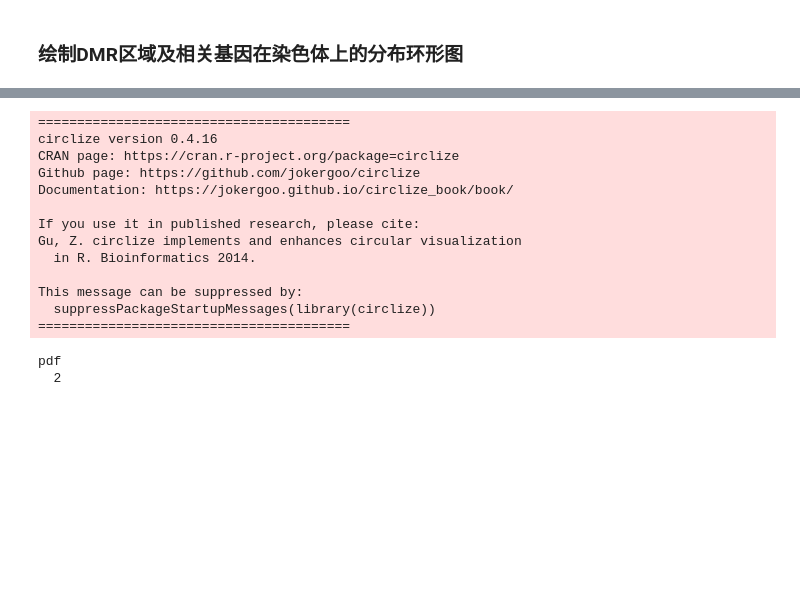
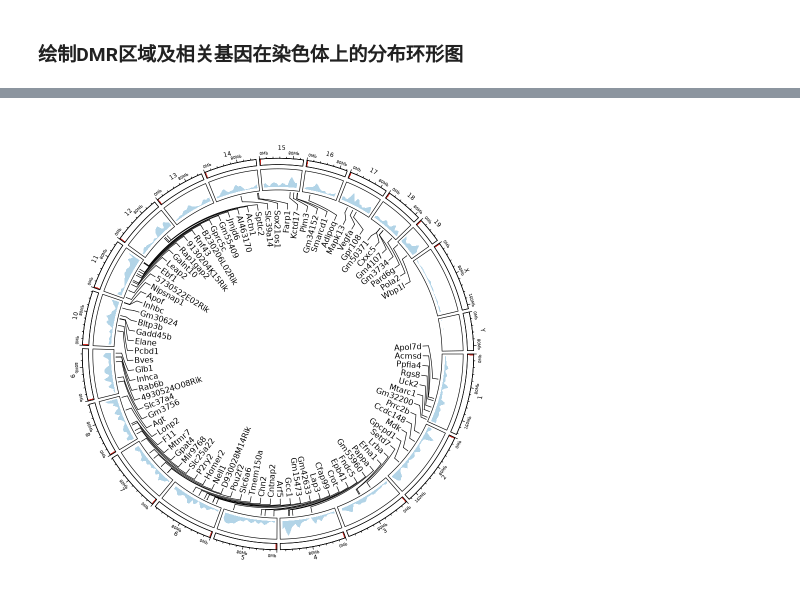
Before and after one commit to zhouziyu2050/methylation_analyse, a Jupyter notebook: DMR_plot.ipynb, the cells around one changed output, grey strips where cells are left out. Cells and saved outputs as stored; diff of their text form; code cells hidden in the pictures; blank space fills up the shorter version.

```diff
--- a/DMR_plot.ipynb
+++ b/DMR_plot.ipynb
@@ -41,7 +41,8 @@ end <- 3770000
 seqname <- c("NC_000085.7")
 
 # 设置基因组的cytoband文件路径（绘制环形图使用）
-cytoband_path <- "/methylation/cytoband/cytoBandIdeo.txt"
+# 下载地址：https://hgdownload.cse.ucsc.edu/goldenPath/mm39/database/cytoBandIdeo.txt
+cytoband_path <- "/methylation/cytoband/mm39/cytoBandIdeo.txt"
 # %% [markdown]
 ## 补充设置
 # %%
@@ -532,8 +490,8 @@ par(bg = "white") # 设置背景为白色
 options(repr.plot.width = 8, repr.plot.height = 8)  # 设置画布大小
 
 
-# 设置输出文件名和尺寸
-png(paste0(report_dir, "circos_plot.png"), width = 2000, height = 2000, pointsize = 50)
+# 设置输出文件名和尺寸（保存为图片文件时使用）
+# png(paste0(report_dir, "circos_plot.png"), width = 2000, height = 2000, pointsize = 50)
 
 circos.par(track.margin = c(0.00, 0.01)) # 调整上边距和下边距（单位是相对半径）
 
@@ -558,52 +516,38 @@ circos.initializeWithIdeogram(
 circos.genomicIdeogram(
   cytoband = cytoband_path,
   track.height = 0.03,
-  track.margin = c(0.01, 0.03)
+  track.margin = c(0.01, 0.04) # 修改染色体图与染色体标签的距离
 )
 
 # 在染色体外层绘制坐标轴刻度标签
 circos.track(
   track.index = get.current.track.index(),
   panel.fun = function(x, y) {
     circos.genomicAxis(
       h = "top",
       direction = "outside",
       labels.cex = 0.4 * par("cex"), # 坐标轴标签大小
     )
   },
   track.height = 0.03
 )
 
 # 第二圈：绘制DMR分布密度图（只需要"chr", "start", "end"列的数据）
 circos.genomicDensity(
   DMRs,
   col = c("#67a9cf80"),
   track.height = 0.1
 )
 # 第三圈：绘制DMR基因名称
 circos.genomicLabels(
-  head(DMR_gene, 90), # 需要调整head数量控制标签刚好铺满一圈
+  head(DMR_gene, 88), # 需要调整head数量控制标签刚好铺满一圈
   labels.column = 4,
   side = "inside",
   # col = "#ef8a62",
   # labels_height = 0.3, # 调整文字的高度
   connection_height = 0.08, # 调整连接线的长度
 )
 circos.clear()
-dev.off() # 关闭设备
+# dev.off() # 关闭设备（保存为图片文件时使用）
 # %% [output]
-========================================
-circlize version 0.4.16
-CRAN page: https://cran.r-project.org/package=circlize
-Github page: https://github.com/jokergoo/circlize
-Documentation: https://jokergoo.github.io/circlize_book/book/
-
-If you use it in published research, please cite:
-Gu, Z. circlize implements and enhances circular visualization
-  in R. Bioinformatics 2014.
-
-This message can be suppressed by:
-  suppressPackageStartupMessages(library(circlize))
-========================================
-pdf
-  2
+[figure, added]
```
Also changed, not shown: parts of 11 cells of this notebook.
